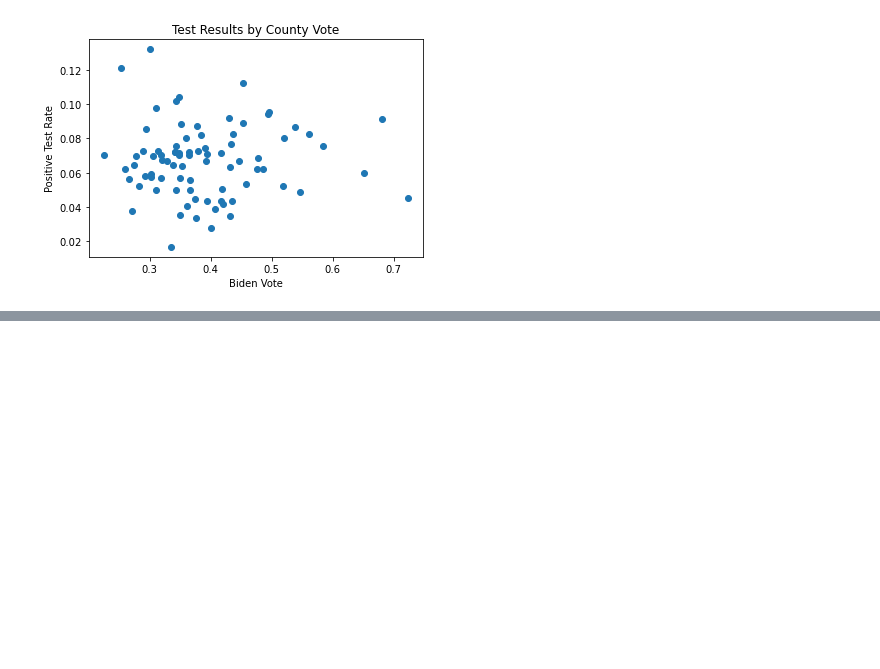
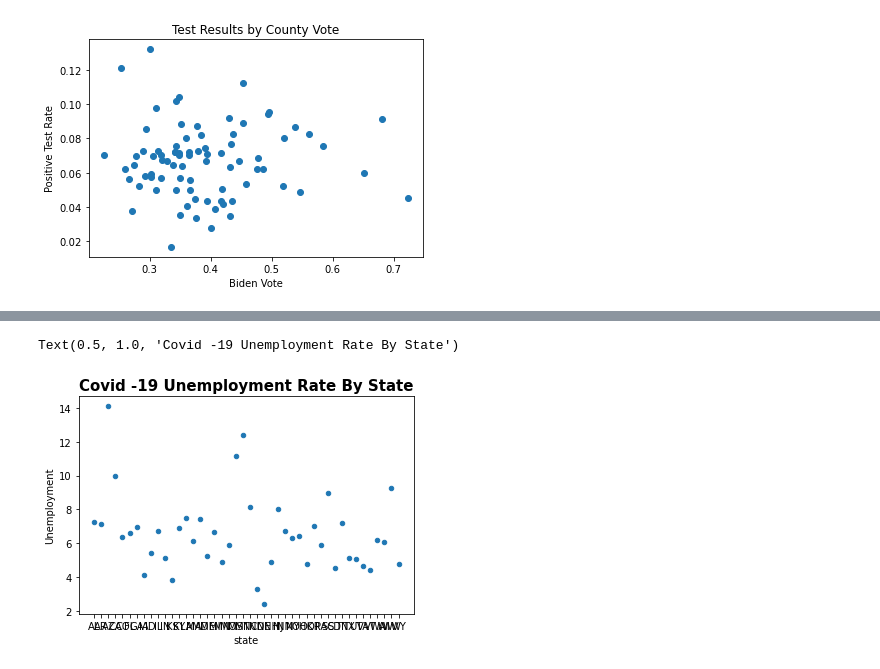
Before and after one commit to claws425/COVID-19-Project, a Jupyter notebook: CovidProject.ipynb, the cells around one changed output, grey strips where cells are left out. Saved outputs shown, nothing was run; the diff lists cells and outputs as text; code cells hidden in the pictures; blank space fills up the shorter version.

```diff
--- a/CovidProject.ipynb
+++ b/CovidProject.ipynb
@@ -618,0 +712,6 @@ plt.show
+# %%
+newDF.reset_index().plot.scatter(x='state', y='Unemployment',)
+plt.title('Covid -19 Unemployment Rate By State', color = 'black', fontweight = 'bold', fontsize = '15')
+# %% [output]
+Text(0.5, 1.0, 'Covid -19 Unemployment Rate By State')
+[figure, added]
```
Also changed, not shown: parts of 8 cells of this notebook.
